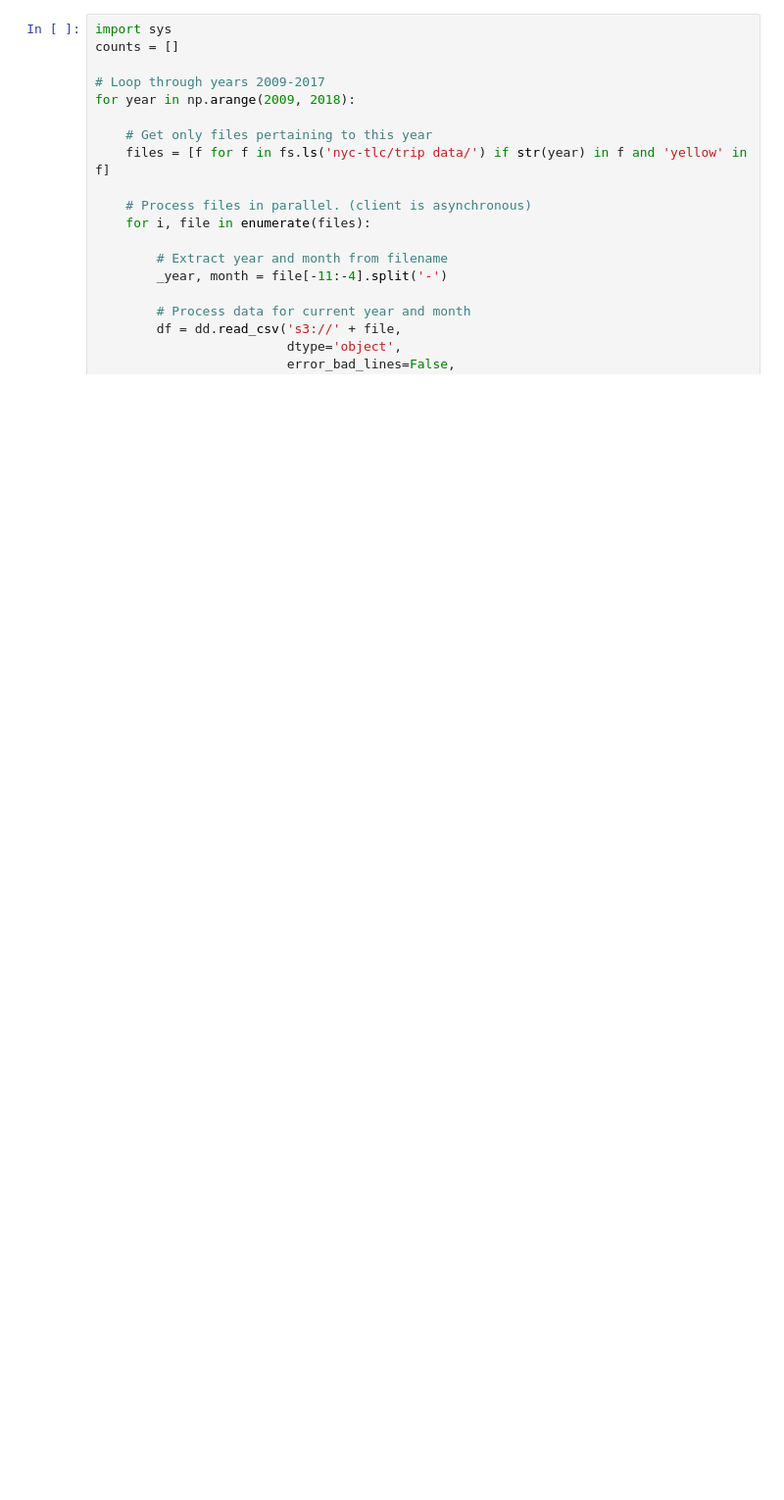
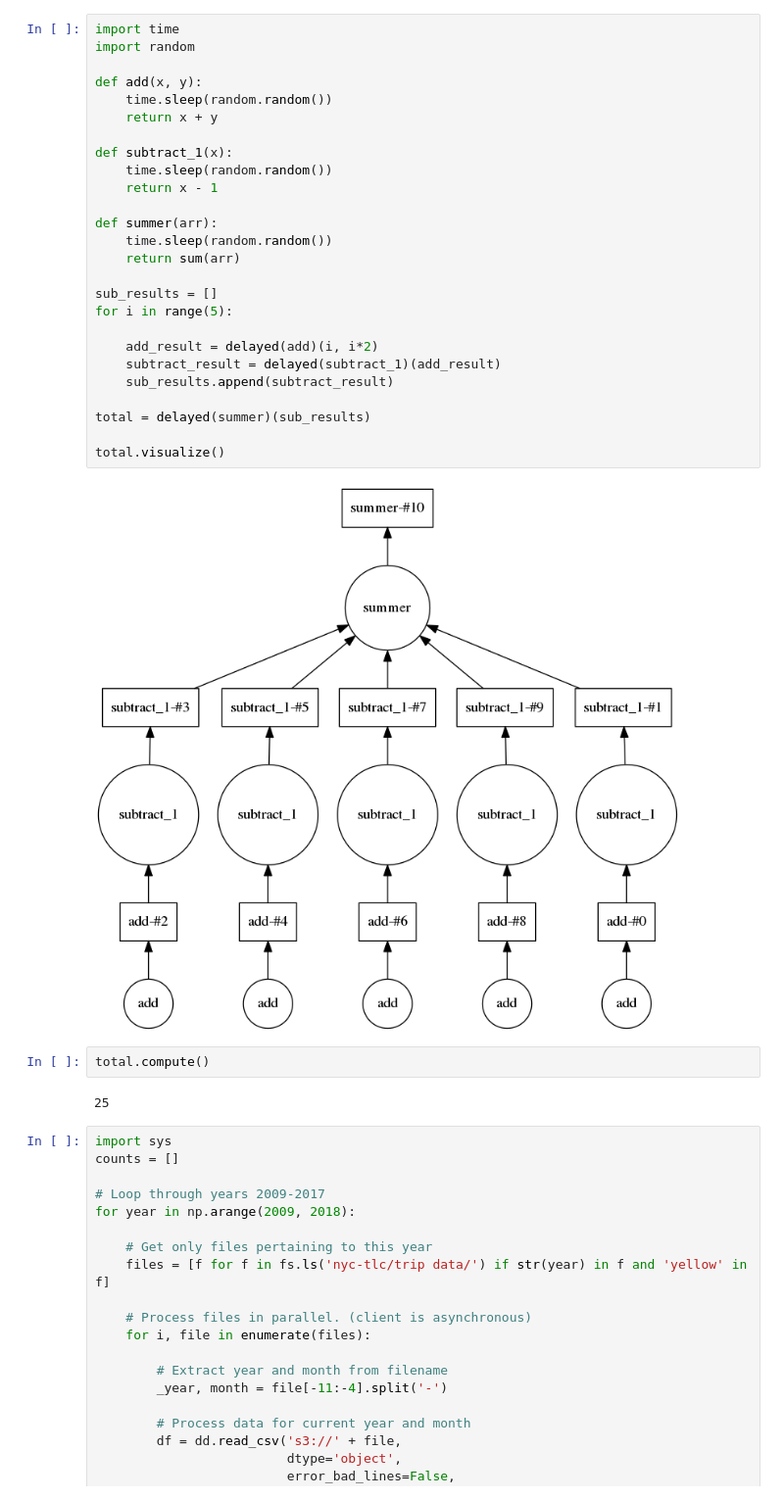
Before and after one commit to milesgranger/nyc-taxi-aws, a Jupyter notebook: notebooks/ECS-Processing.ipynb, the cells around one changed output. Shown at 98% size. Cells and saved outputs as stored; diff of their text form; blank space fills up the shorter version.

```diff
--- a/notebooks/ECS-Processing.ipynb
+++ b/notebooks/ECS-Processing.ipynb
@@ -23,3 +36,35 @@ client
+# %%
+import time
+import random
+
+def add(x, y):
+    time.sleep(random.random())
+    return x + y
+
+def subtract_1(x):
+    time.sleep(random.random())
+    return x - 1
+
+def summer(arr):
+    time.sleep(random.random())
+    return sum(arr)
+
+sub_results = []
+for i in range(5):
+
+    add_result = delayed(add)(i, i*2)
+    subtract_result = delayed(subtract_1)(add_result)
+    sub_results.append(subtract_result)
+
+total = delayed(summer)(sub_results)
+
+total.visualize()
+# %% [output]
+[figure, added]
+# %%
+total.compute()
+# %% [output]
+25
 # %%
 import sys
 counts = []
```
Also changed, not shown: parts of 3 cells of this notebook, 3 other files.
